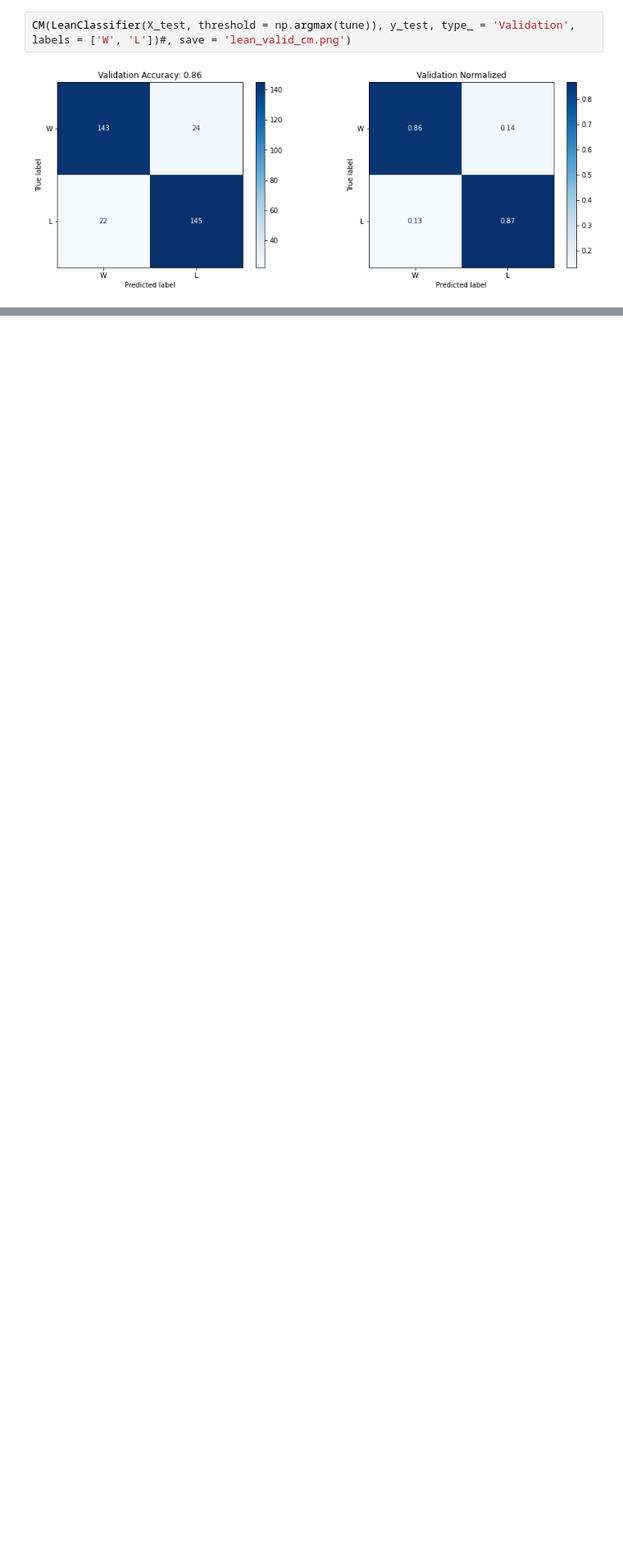
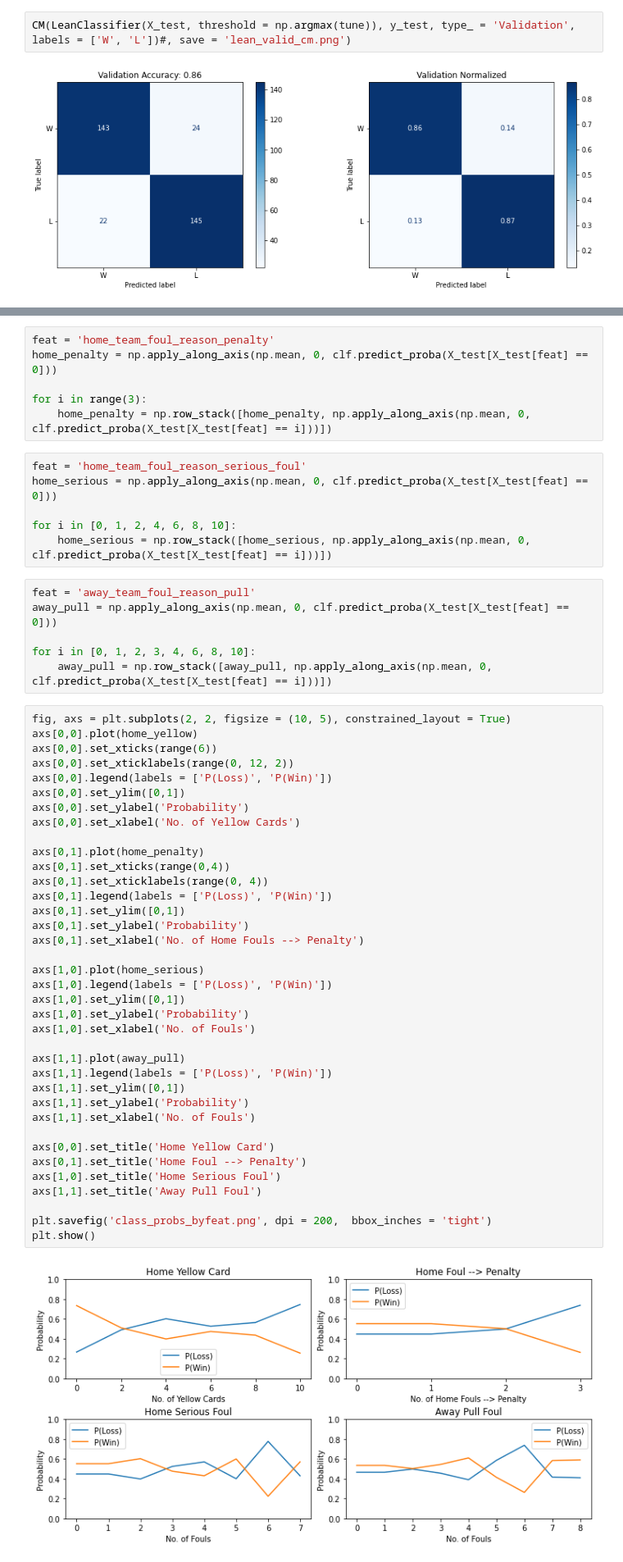
Before and after one commit to kcelebi/euro-football-officials-ML, a Jupyter notebook: pysrc/RF_final.ipynb, the cells around one changed output, grey strips where cells are left out. Shown at 82% size. Saved outputs shown, nothing was run; the diff lists cells and outputs as text; blank space fills up the shorter version.

```diff
--- a/pysrc/RF_final.ipynb
+++ b/pysrc/RF_final.ipynb
@@ -418,0 +467,57 @@ X
+# %%
+feat = 'home_team_foul_reason_penalty'
+home_penalty = np.apply_along_axis(np.mean, 0, clf.predict_proba(X_test[X_test[feat] == 0]))
+
+for i in range(3):
+    home_penalty = np.row_stack([home_penalty, np.apply_along_axis(np.mean, 0, clf.predict_proba(X_test[X_test[feat] == i]))])
+# %%
+feat = 'home_team_foul_reason_serious_foul'
+home_serious = np.apply_along_axis(np.mean, 0, clf.predict_proba(X_test[X_test[feat] == 0]))
+
+for i in [0, 1, 2, 4, 6, 8, 10]:
+    home_serious = np.row_stack([home_serious, np.apply_along_axis(np.mean, 0, clf.predict_proba(X_test[X_test[feat] == i]))])
+# %%
+feat = 'away_team_foul_reason_pull'
+away_pull = np.apply_along_axis(np.mean, 0, clf.predict_proba(X_test[X_test[feat] == 0]))
+
+for i in [0, 1, 2, 3, 4, 6, 8, 10]:
+    away_pull = np.row_stack([away_pull, np.apply_along_axis(np.mean, 0, clf.predict_proba(X_test[X_test[feat] == i]))])
+# %%
+fig, axs = plt.subplots(2, 2, figsize = (10, 5), constrained_layout = True)
+axs[0,0].plot(home_yellow)
+axs[0,0].set_xticks(range(6))
+axs[0,0].set_xticklabels(range(0, 12, 2))
+axs[0,0].legend(labels = ['P(Loss)', 'P(Win)'])
+axs[0,0].set_ylim([0,1])
+axs[0,0].set_ylabel('Probability')
+axs[0,0].set_xlabel('No. of Yellow Cards')
+
+axs[0,1].plot(home_penalty)
+axs[0,1].set_xticks(range(0,4))
+axs[0,1].set_xticklabels(range(0, 4))
+axs[0,1].legend(labels = ['P(Loss)', 'P(Win)'])
+axs[0,1].set_ylim([0,1])
+axs[0,1].set_ylabel('Probability')
+axs[0,1].set_xlabel('No. of Home Fouls --> Penalty')
+
+axs[1,0].plot(home_serious)
+axs[1,0].legend(labels = ['P(Loss)', 'P(Win)'])
+axs[1,0].set_ylim([0,1])
+axs[1,0].set_ylabel('Probability')
+axs[1,0].set_xlabel('No. of Fouls')
+
+axs[1,1].plot(away_pull)
+axs[1,1].legend(labels = ['P(Loss)', 'P(Win)'])
+axs[1,1].set_ylim([0,1])
+axs[1,1].set_ylabel('Probability')
+axs[1,1].set_xlabel('No. of Fouls')
+
+axs[0,0].set_title('Home Yellow Card')
+axs[0,1].set_title('Home Foul --> Penalty')
+axs[1,0].set_title('Home Serious Foul')
+axs[1,1].set_title('Away Pull Foul')
+
+plt.savefig('class_probs_byfeat.png', dpi = 200,  bbox_inches = 'tight')
+plt.show()
+# %% [output]
+[figure, added]
```
Also changed, not shown: parts of 37 cells of this notebook, 6 other files.
